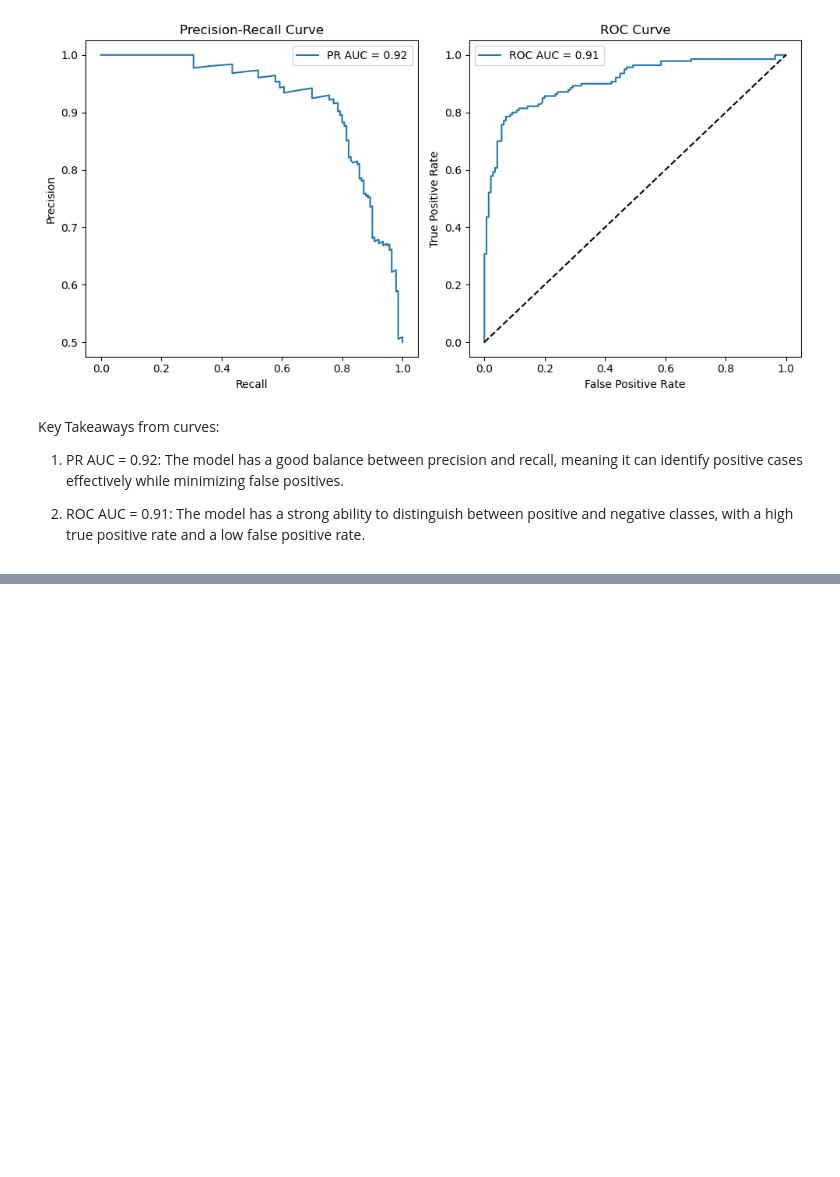
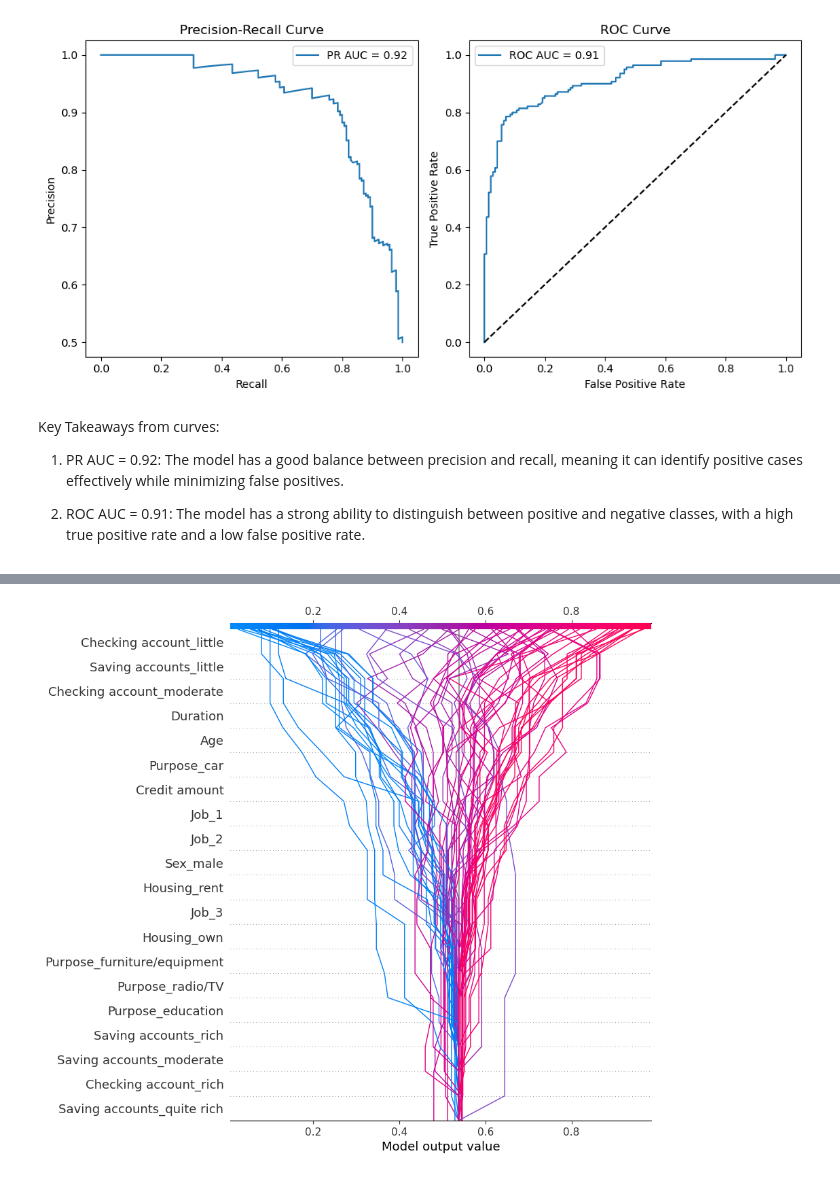
Before and after one commit to imarav07/credit_risk, a Jupyter notebook: notebooks/model_exploration.ipynb, the cells around one changed output, grey strips where cells are left out. Saved outputs shown, nothing was run; the diff lists cells and outputs as text; code cells hidden in the pictures; blank space fills up the shorter version.

```diff
--- a/notebooks/model_exploration.ipynb
+++ b/notebooks/model_exploration.ipynb
@@ -731,0 +788,7 @@ The model has a strong ability to distinguish between positive and negative clas
+# %%
+# Decision Plot
+shap.decision_plot(explainer.expected_value[1], shap_values[...,1], X_test_sample)
+
+plt.show()
+# %% [output]
+[figure, added]
```
Also changed, not shown: parts of 16 cells of this notebook.
